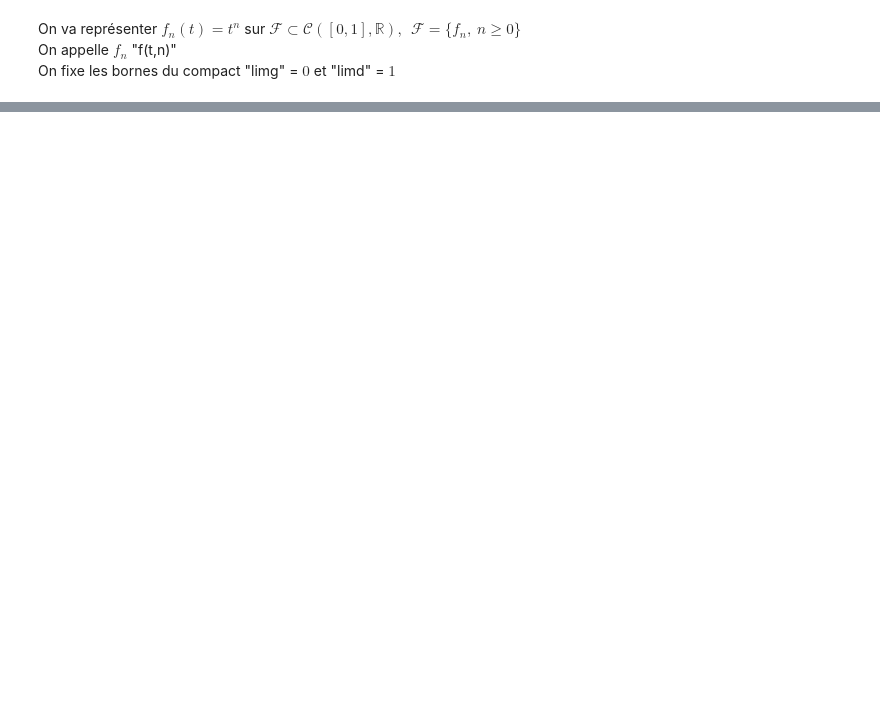
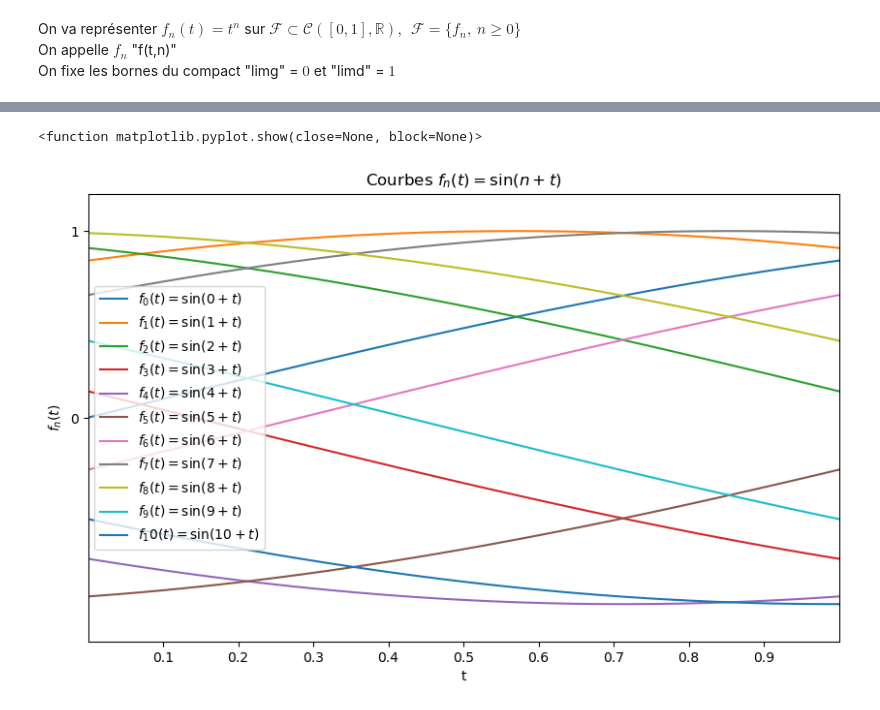
Before and after one commit to Falite/Notebooks-Jupyter, a Jupyter notebook: Master Degree/Ex12-AnalyseFonctionelle.ipynb, the cells around one changed output, grey strips where cells are left out. Saved outputs shown, nothing was run; the diff lists cells and outputs as text; code cells hidden in the pictures; blank space fills up the shorter version.

```diff
--- a/Master Degree/Ex12-AnalyseFonctionelle.ipynb
+++ b/Master Degree/Ex12-AnalyseFonctionelle.ipynb
@@ -31,0 +81,26 @@ plt.show
+# %%
+def f(t,n):
+    return np.sin(n+t)
+
+limg=0
+limd=1
+
+xp=np.linspace(limg,limd,100)
+# %%
+plt.figure(figsize=(10,6))
+
+for i in range(0,11):
+    plt.plot(xp,f(i,xp), label=f'$f_{i}(t) = \sin({i}+t)$')
+
+plt.title('Courbes $f_n(t) = \sin(n+t)$')
+plt.xlabel('t')
+plt.ylabel('$f_n(t)$')
+plt.yticks(range(0,10))
+plt.xticks([i/10 for i in range(1,10)])
+plt.xlim(0,1)
+plt.ylim(-1.2,1.2)
+plt.legend()
+plt.show
+# %% [output]
+<function matplotlib.pyplot.show(close=None, block=None)>
+[figure, added]
```
Also changed, not shown: parts of 7 cells of this notebook.
